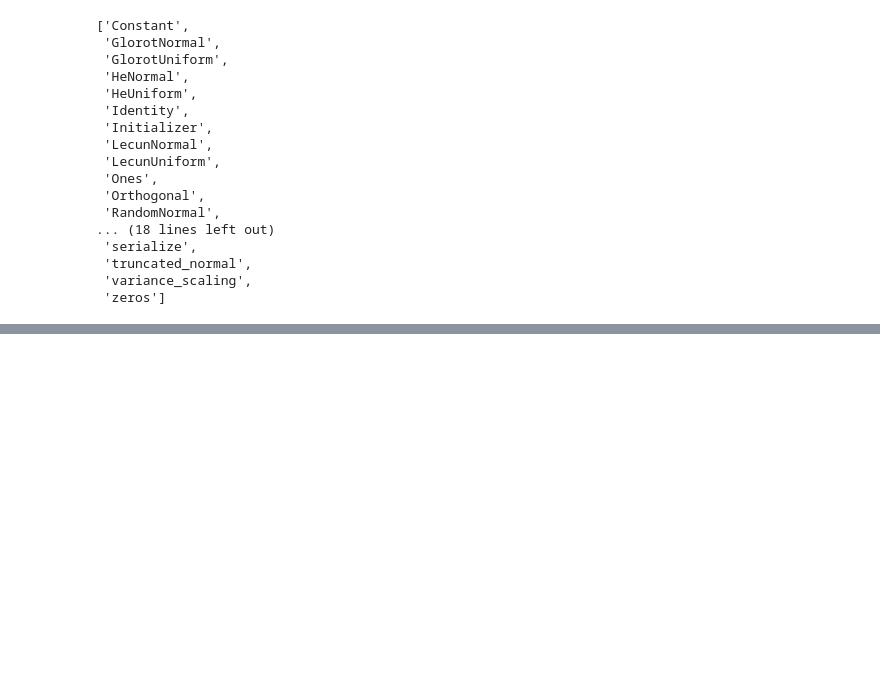
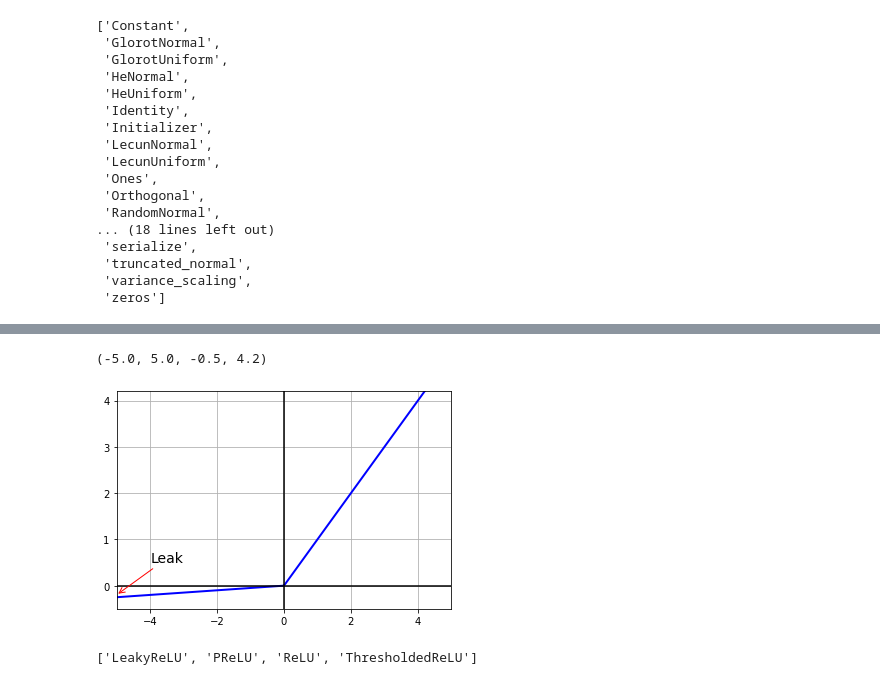
Before and after one commit to lientranie/Machine-Learning-and-Data-Analysis, a Jupyter notebook: Training Deep Neural Networks .ipynb, the cells around one changed output, grey strips where cells are left out. Drawn from its saved outputs; the diff is of its cells as text; code cells hidden in the pictures; blank space fills up the shorter version.

```diff
--- a/Training Deep Neural Networks .ipynb
+++ b/Training Deep Neural Networks .ipynb
@@ -70,0 +76,18 @@ plt.show()
+# %%
+def leaky_relu(z, alpha =0.01):
+    return np.maximum(alpha*z, z)
+# %%
+plt.plot(z, leaky_relu(z, 0.05), "b-", linewidth =2)
+plt.plot([-a, a], [0,0], "k-")
+plt.plot([0,0], [-0.5, 4.2], 'k-')
+plt.grid()
+plt.annotate("Leak", xytext=(-3.5, .5), xy =(-a, -.2), arrowprops = dict(arrowstyle = "->", color ="red" ),
+             fontsize =14, ha ="center")
+plt.axis([-a,a, -0.5, 4.2])
+# %% [output]
+(-5.0, 5.0, -0.5, 4.2)
+[figure, added]
+# %%
+[ i for i in dir(keras.layers) if "relu" in i.lower()]
+# %% [output]
+['LeakyReLU', 'PReLU', 'ReLU', 'ThresholdedReLU']
```
Also changed, not shown: parts of 13 cells of this notebook, 11 other files.
